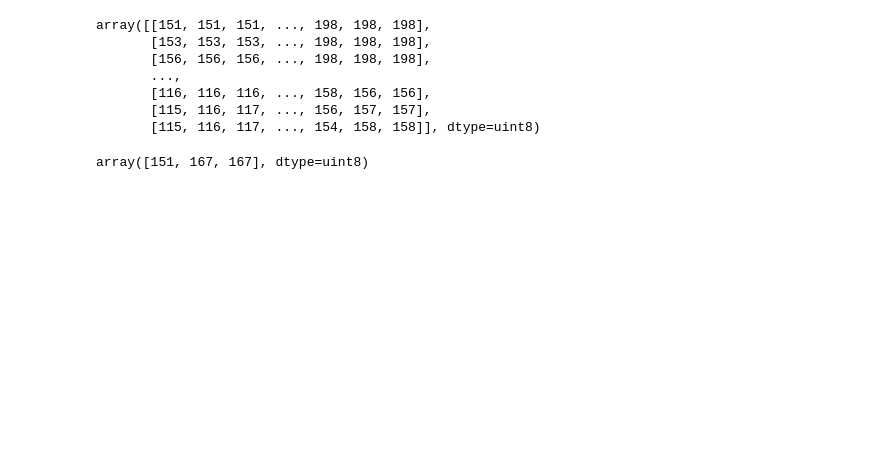
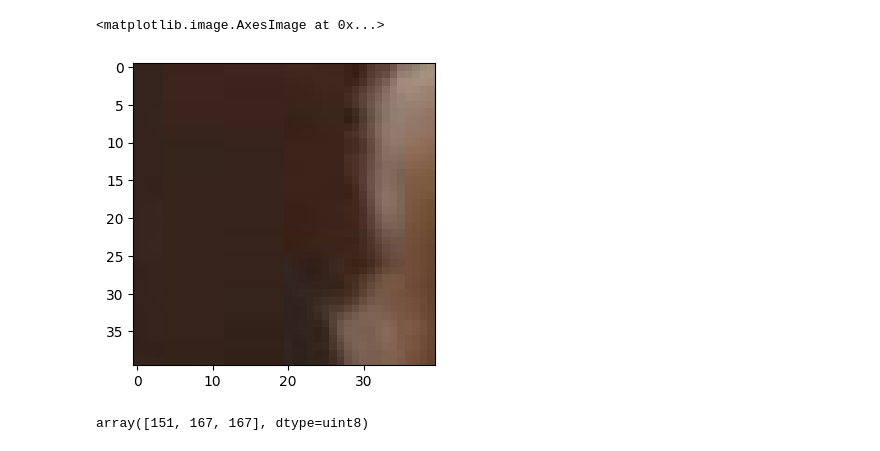
Before and after one commit to aaalgo/animal_nlp, a Jupyter notebook: load_image.ipynb, the cells around one changed output. Cells and saved outputs as stored; diff of their text form; code cells hidden in the pictures; blank space fills up the shorter version.

```diff
--- a/load_image.ipynb
+++ b/load_image.ipynb
@@ -4,7 +4,5 @@ import numpy as np
 import pandas as pd
 import matplotlib
 import matplotlib.pyplot as plt
-
-matplotlib.rcParams['figure.dpi'] = 150
-figsize = plt.rcParams.get('figure.figsize')
-plt.rcParams['figure.figsize'] = [x * 2 for x in figsize]
+matplotlib.rcParams['figure.dpi'] = 100
+import cv2 # opencv
@@ -13,3 +9,6 @@ import cv2
 # %%
-img = cv2.imread('images/pic1.jpg')
+img = cv2.imread('chicks/images/chick.jpg', -1)
+img.shape
+# CV:  blue, green and red
+# Common: red, green, blue
 # %% [output]
@@ -38,0 +31,2 @@ plt.imshow(img[:, :, 1], cmap='gray')
+# %%
+sub = img[10:50, 20:60, 0:3]
@@ -39,13 +39,8 @@ plt.imshow(img[:, :, 1], cmap='gray')
 # %%
-img[:, :, 0]
+plt.imshow(sub)
 # %% [output]
-array([[151, 151, 151, ..., 198, 198, 198],
-       [153, 153, 153, ..., 198, 198, 198],
-       [156, 156, 156, ..., 198, 198, 198],
-       ...,
-       [116, 116, 116, ..., 158, 156, 156],
-       [115, 116, 117, ..., 156, 157, 157],
-       [115, 116, 117, ..., 154, 158, 158]], dtype=uint8)
+<matplotlib.image.AxesImage at 0x...>
+[figure, added]
 # %%
 img[0, 0]
 # %% [output]
```
Also changed, not shown: parts of 16 cells of this notebook, 3 other files.
